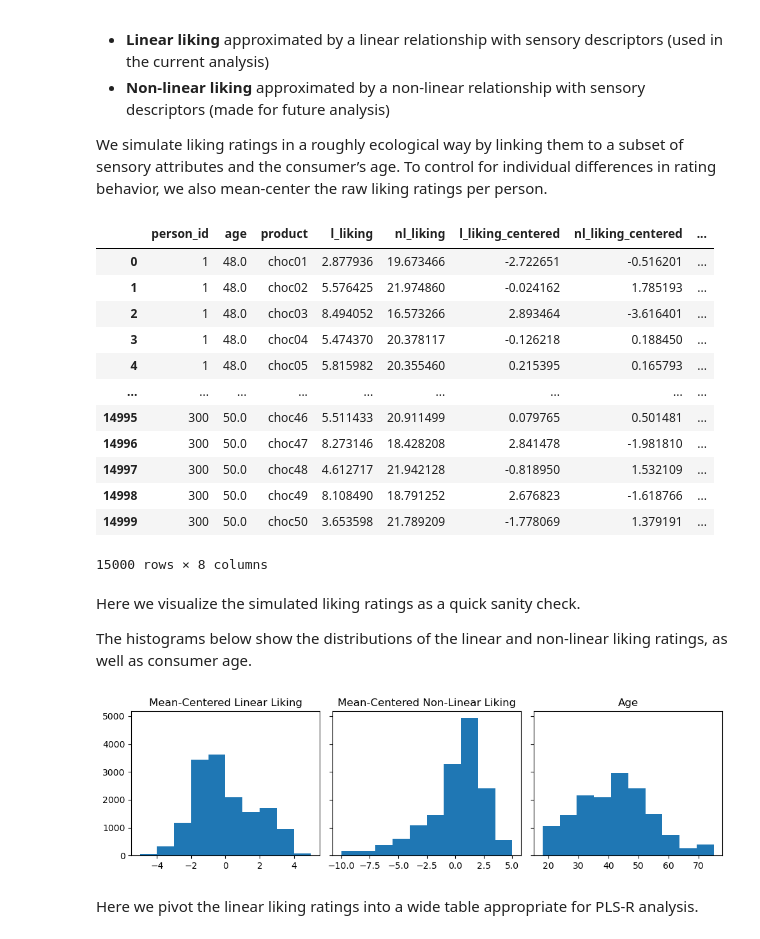
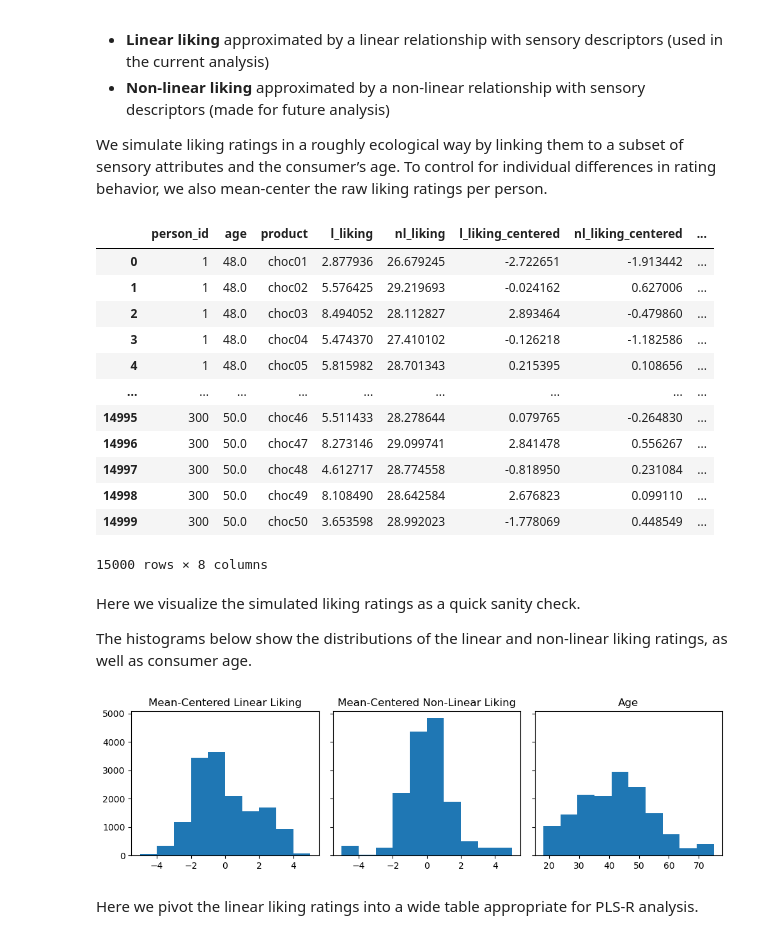
Before and after one commit to bpgodsil/chocolate_preference_mapping, a Jupyter notebook: notebooks/Chocolate_EPM_Project.ipynb, the cells around one changed output. Saved outputs shown, nothing was run; the diff lists cells and outputs as text; code cells hidden in the pictures.

```diff
--- a/notebooks/Chocolate_EPM_Project.ipynb
+++ b/notebooks/Chocolate_EPM_Project.ipynb
@@ -184,61 +184,48 @@ def linear_liking(prod, age):
     return liking
 
 # function to simulate liking scores based on a non-linear relationship with sensory attributes
-def nonlinear_liking(prod, age):
-    sweet = X_all_df.loc[prod, 'sweetness']
-    bitter = X_all_df.loc[prod, 'bitterness']
-    crunchy = X_all_df.loc[prod, 'crunchy']
-    # non-linear sweet effect
-    age_factor = (75 - age) / 60.0   # younger = larger boost
-    liking = (0.8 * sweet
-             - 0.5 * bitter
-             + 0.6 * crunchy
-             + 1.2 * age_factor * sweet   # stronger sweet effect for young
-             - 0.5 * age_factor * (sweet**2)  # create elbow/inverted U for young
-             - 0.1 * age_factor * bitter # bitter less appealing to younger consumers
-             + np.random.normal(0, 0.6))# noise
-    return liking
+%run ../scripts/nonlinear_liking.py
 
 # nested loop to simulate data
 results = []
 for pid, age in zip(pids, ages):
     for prod in product:
         l_liking = linear_liking(prod, age)
-        nl_liking = nonlinear_liking(prod, age)
+        nl_liking = nonlinear_liking(prod, age, X_df = X_all_df)
         results.append((pid, age, prod, l_liking, nl_liking))
 
 # result
 y_df = pd.DataFrame(results, columns=["person_id","age", "product", "l_liking", "nl_liking"])
 
 # rescale to remove negative values
 abs_min_l_liking = abs(min(y_df['l_liking']))
 y_df['l_liking'] = y_df['l_liking'] + abs_min_l_liking + 0.5
 
 abs_min_nl_liking = abs(min(y_df['nl_liking']))
 y_df['nl_liking'] = y_df['nl_liking'] + abs_min_nl_liking + 0.5
 
 # center liking scores by individual
 y_df["l_liking_centered"] = np.clip(y_df["l_liking"] - y_df.groupby("person_id")["l_liking"].transform("mean"),-5 , 5)
-y_df["nl_liking_centered"] = np.clip(y_df["nl_liking"] - y_df.groupby("person_id")["nl_liking"].transform("mean"), -10, 5)
+y_df["nl_liking_centered"] = np.clip(y_df["nl_liking"] - y_df.groupby("person_id")["nl_liking"].transform("mean"), -5, 5)
 
 # create string version of person_id that pads with zeros for sorting
 y_df['person_id_str'] = y_df['person_id'].apply(lambda x: f"id_{x:03d}")
 
 # check
 display(y_df)
 # %% [output]
 |  | person_id | age | product | l_liking | nl_liking | l_liking_centered | nl_liking_centered | ... |
-| 0 | 1 | 48.0 | choc01 | 2.877936 | 19.673466 | -2.722651 | -0.516201 | ... |
-| 1 | 1 | 48.0 | choc02 | 5.576425 | 21.974860 | -0.024162 | 1.785193 | ... |
-| 2 | 1 | 48.0 | choc03 | 8.494052 | 16.573266 | 2.893464 | -3.616401 | ... |
-| 3 | 1 | 48.0 | choc04 | 5.474370 | 20.378117 | -0.126218 | 0.188450 | ... |
-| 4 | 1 | 48.0 | choc05 | 5.815982 | 20.355460 | 0.215395 | 0.165793 | ... |
+| 0 | 1 | 48.0 | choc01 | 2.877936 | 26.679245 | -2.722651 | -1.913442 | ... |
+| 1 | 1 | 48.0 | choc02 | 5.576425 | 29.219693 | -0.024162 | 0.627006 | ... |
+| 2 | 1 | 48.0 | choc03 | 8.494052 | 28.112827 | 2.893464 | -0.479860 | ... |
+| 3 | 1 | 48.0 | choc04 | 5.474370 | 27.410102 | -0.126218 | -1.182586 | ... |
+| 4 | 1 | 48.0 | choc05 | 5.815982 | 28.701343 | 0.215395 | 0.108656 | ... |
 | ... | ... | ... | ... | ... | ... | ... | ... | ... |
-| 14995 | 300 | 50.0 | choc46 | 5.511433 | 20.911499 | 0.079765 | 0.501481 | ... |
-| 14996 | 300 | 50.0 | choc47 | 8.273146 | 18.428208 | 2.841478 | -1.981810 | ... |
-| 14997 | 300 | 50.0 | choc48 | 4.612717 | 21.942128 | -0.818950 | 1.532109 | ... |
-| 14998 | 300 | 50.0 | choc49 | 8.108490 | 18.791252 | 2.676823 | -1.618766 | ... |
-| 14999 | 300 | 50.0 | choc50 | 3.653598 | 21.789209 | -1.778069 | 1.379191 | ... |
+| 14995 | 300 | 50.0 | choc46 | 5.511433 | 28.278644 | 0.079765 | -0.264830 | ... |
+| 14996 | 300 | 50.0 | choc47 | 8.273146 | 29.099741 | 2.841478 | 0.556267 | ... |
+| 14997 | 300 | 50.0 | choc48 | 4.612717 | 28.774558 | -0.818950 | 0.231084 | ... |
+| 14998 | 300 | 50.0 | choc49 | 8.108490 | 28.642584 | 2.676823 | 0.099110 | ... |
+| 14999 | 300 | 50.0 | choc50 | 3.653598 | 28.992023 | -1.778069 | 0.448549 | ... |
 15000 rows × 8 columns
 # %% [markdown]
 Here we visualize the simulated liking ratings as a quick sanity check.
@@ -262,7 +249,7 @@ axs[2].set_title("Age")
 
 plt.show()
 # %% [output]
-[figure, old version]
+[figure, new version]
 # %% [markdown]
 Here we pivot the linear liking ratings into a wide table appropriate for PLS-R analysis.
 # %%
```
Also changed, not shown: parts of 28 cells of this notebook, 2 other files.
